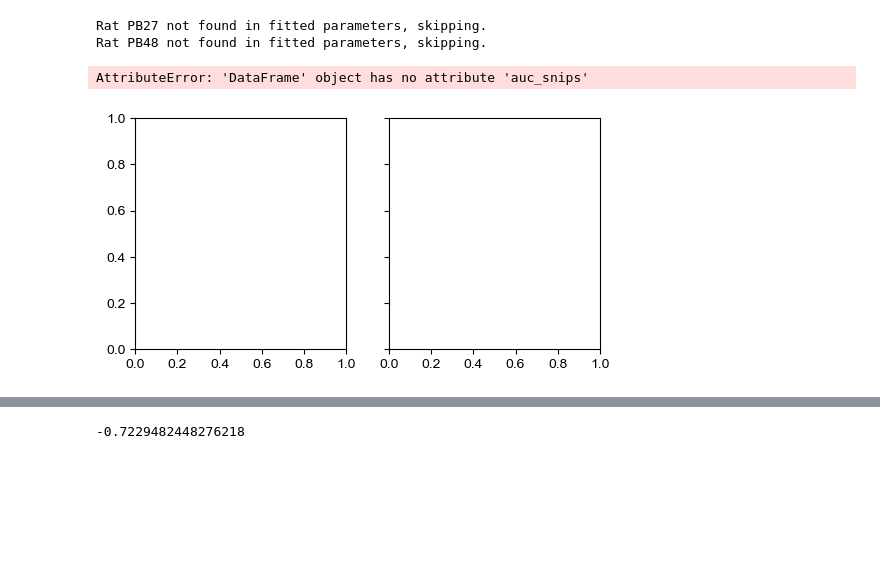
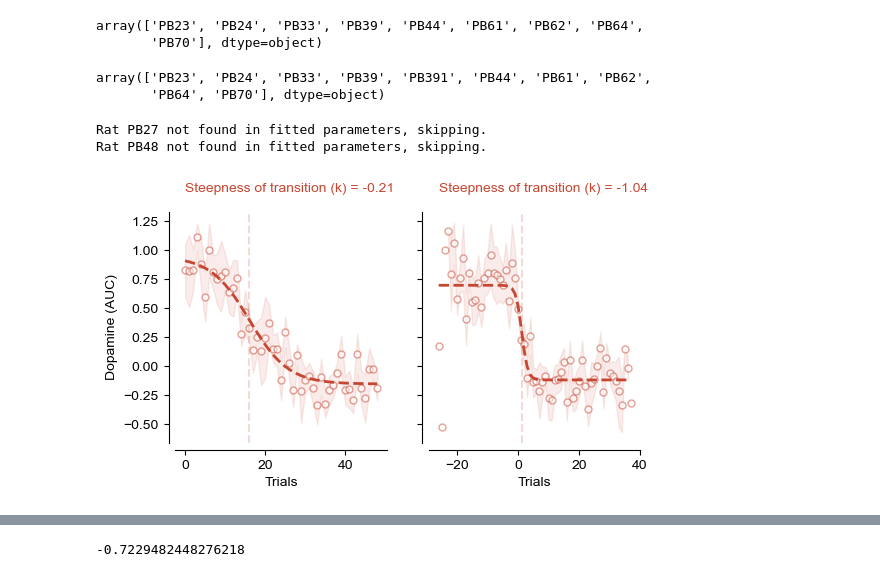
Before and after one commit to jaimemcc/bazzino, a Jupyter notebook: notebooks/realign_data_to_fits.ipynb, the cells around one changed output, grey strips where cells are left out. Drawn from its saved outputs; the diff is of its cells as text; code cells hidden in the pictures; blank space fills up the shorter version.

```diff
--- a/notebooks/realign_data_to_fits.ipynb
+++ b/notebooks/realign_data_to_fits.ipynb
@@ -33,7 +35,7 @@ pca = data["pca"]
 with open(DATAFOLDER / "movement_data.pickle", "rb") as f:
     data = dill.load(f)
 
-x_array = data["x_movement"]
+x_movement = data["x_movement"]
 snips_movement = data["snips_movement"]
 
 with open(DATAFOLDER / "sigmoidal_fits.pickle", "rb") as f:
@@ -42,4 +44,15 @@ with open(DATAFOLDER / "sigmoidal_fits.pickle", "rb") as f:
 fits_df_cluster_raw = fits["fits_df_cluster_raw"]
 fits_df_clusterness = fits["fits_df_clusterness"]
 fits_df_euclidean = fits["fits_df_euclidean"]
+# %%
+# trying to work out "missing" trials in new x_arrays
+x_movement.query("condition == 'deplete' & infusiontype == '10NaCl'").id.unique()
+# %% [output]
+array(['PB23', 'PB24', 'PB33', 'PB39', 'PB44', 'PB61', 'PB62', 'PB64',
+       'PB70'], dtype=object)
+# %%
+x_array.query("condition == 'deplete' & infusiontype == '10NaCl'").id.unique()
+# %% [output]
+array(['PB23', 'PB24', 'PB33', 'PB39', 'PB391', 'PB44', 'PB61', 'PB62',
+       'PB64', 'PB70'], dtype=object)
 # %%
@@ -99,41 +112,41 @@ def plot_auc_and_sigmoid(df, column, ax=None, first_trial=0, include_steepness=T
     mean = df.groupby(column).mean(numeric_only=True).auc_snips
     sd = df.groupby(column).std(numeric_only=True).auc_snips.values
     sem = sd / np.sqrt(len(df.id.unique()))
     x, y = (mean.index, mean.values)
 
-    ax.plot(x, y, color=colors[3])
-    ax.fill_between(x, y-sem, y+sem, color=colors[3], alpha=0.3)
+    ax.plot(x, y, color=colors[3], linestyle="", marker="o", markersize=5, markerfacecolor="white", alpha=0.5)
+    ax.fill_between(x, y-sem, y+sem, color=colors[3], alpha=0.1)
 
     try:
         popt, pcov = curve_fit(sigmoid, x, y, p0=[max(y), np.median(x), -1, min(y)], maxfev=10000)
+        # print(popt)
         y_fit = sigmoid(x, *popt)
-        ax.plot(x, y_fit, color="k", lw=2)
+        ax.plot(x, y_fit, color=colors[3], lw=2, linestyle="--")
         if include_steepness:
-            ax.text(first_trial, 1.5, "Steepness of transition (k) = {:.2f}".format(popt[2]))
+            ax.text(first_trial, 1.5, "Steepness of transition (k) = {:.2f}".format(popt[2]), color=colors[3])
     except:
         print("Failed to fit")
 
-    ax.axhline(0, color="k", linestyle="--", alpha=0.2)
-    ax.axvline(popt[1], color="k", linestyle="--", alpha=0.2)
+    # ax.axhline(0, color="k", linestyle="--", alpha=0.2)
+    ax.axvline(popt[1], color=colors[3], linestyle="--", alpha=0.2)
     sns.despine(ax=ax, offset=5)
 
     ax.set_ylabel("Dopamine (AUC)")
     ax.set_xlabel("Trials")
 
     return popt
 
 
 f, ax = plt.subplots(ncols=2, figsize=(6, 3), sharey=True)
 popt_orig = plot_auc_and_sigmoid(z, "trial", ax=ax[0])
 popt_realigned = plot_auc_and_sigmoid(z, "trial_aligned", ax=ax[1], first_trial=z.trial_aligned.min())
 
 ax[1].set_ylabel("")
 
 if savefigs:
     f.savefig(FIGSFOLDER / "realigned_transitions.png")
 # %% [output]
-AttributeError: 'DataFrame' object has no attribute 'auc_snips'
-[figure, old version]
+[figure, new version]
 # %%
 # shifts original AUC data based on fitted transition point
 transition = int(popt_orig[1])
```
Also changed, not shown: parts of 9 cells of this notebook, 2 other files.
